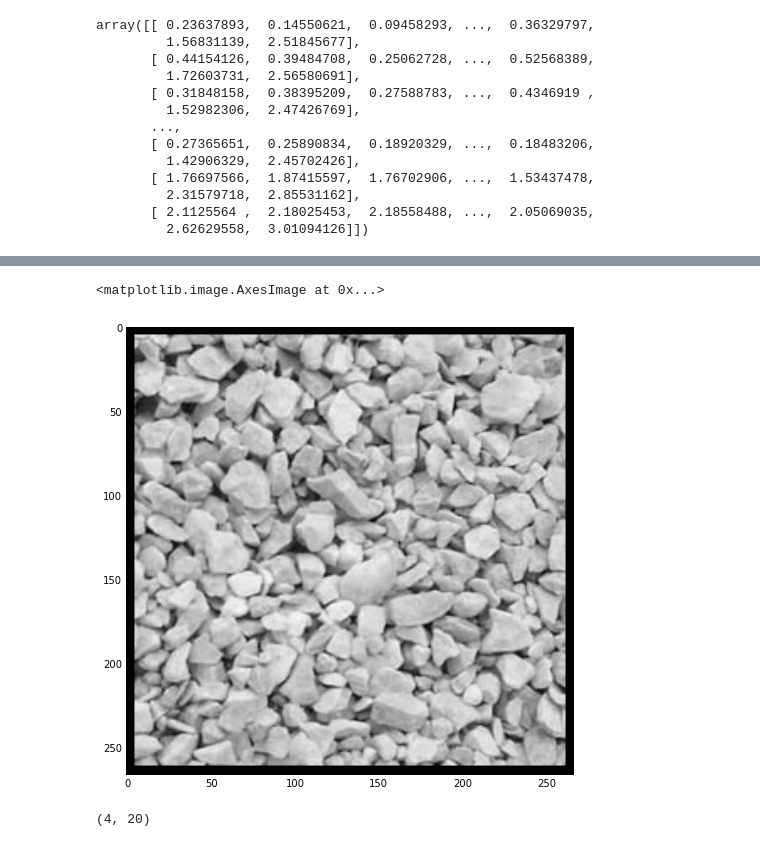
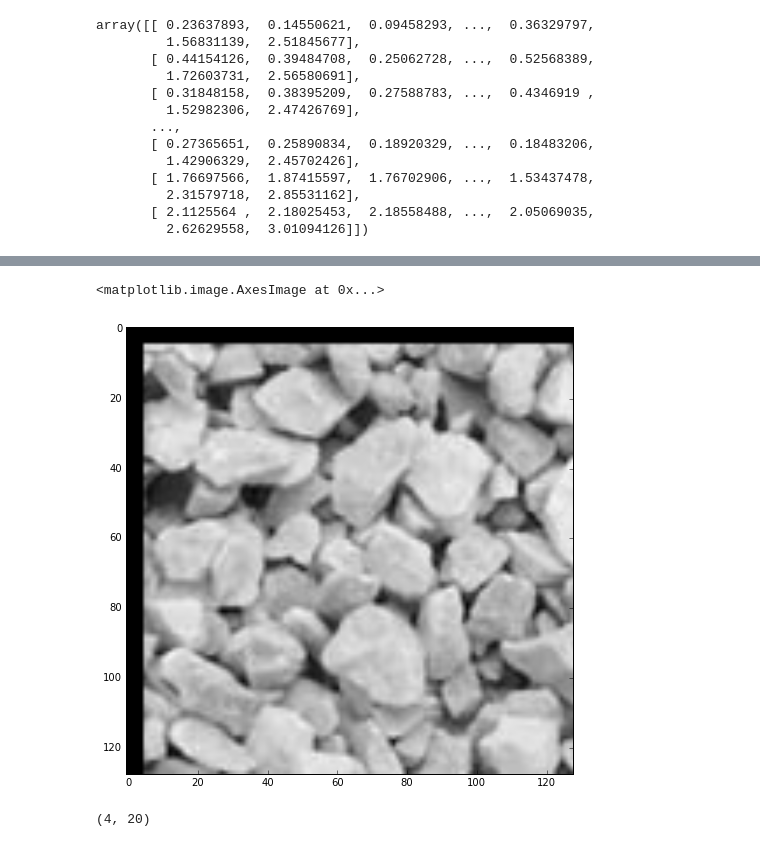
Before and after one commit to jagun/MI-DZO, a Jupyter notebook: playground.ipynb, the cells around one changed output, grey strips where cells are left out. Cells and saved outputs as stored; diff of their text form; code cells hidden in the pictures.

```diff
--- a/playground.ipynb
+++ b/playground.ipynb
@@ -104,9 +141,9 @@ array([[ 0.23637893,  0.14550621,  0.09458293, ...,  0.36329797,
 # %%
 plt.figure(figsize=(12, 8))
-plt.imshow(sample, cmap=plt.get_cmap('gray'))
+plt.imshow(sample[:128, :128], cmap=plt.get_cmap('gray'))
 # %% [output]
 <matplotlib.image.AxesImage at 0x...>
-[figure, old version]
+[figure, new version]
 # %%
 # distances to ALL pixels
 SSD = np.sum(((patches - template) ** 2) * mask, axis=(1, 2))
```
Also changed, not shown: parts of 10 cells of this notebook, 1 other file.
